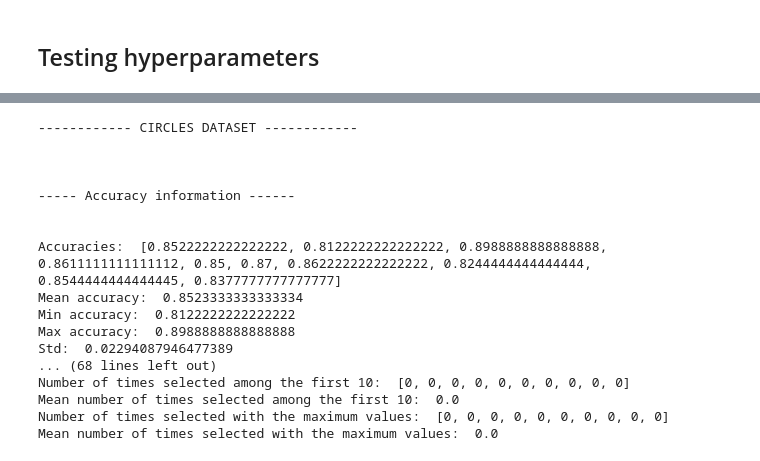
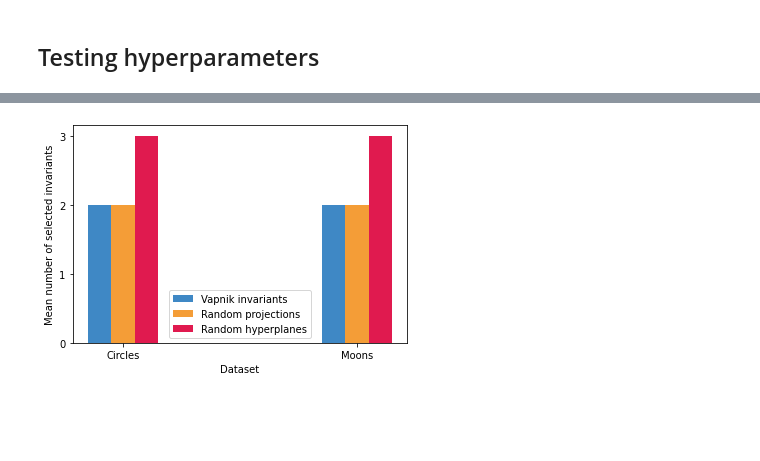
Before and after one commit to Vol0kin/LearningWithInvariants, a Jupyter notebook: experiments/Toy_Data_Experimentation.ipynb, the cells around one changed output, grey strips where cells are left out. Cells and saved outputs as stored; diff of their text form; code cells hidden in the pictures; blank space fills up the shorter version.

```diff
--- a/experiments/Toy_Data_Experimentation.ipynb
+++ b/experiments/Toy_Data_Experimentation.ipynb
@@ -111,9 +132,33 @@ Accuracy:  0.96
+# %%
+vapnik_results = [n_invariants_circles[InvariantTypes.VAPNIK], n_invariants_moons[InvariantTypes.VAPNIK]]
+proj_results = [n_invariants_circles[InvariantTypes.PROJECTION], n_invariants_moons[InvariantTypes.PROJECTION]]
+hyp_results = [n_invariants_circles[InvariantTypes.HYPERPLANE], n_invariants_moons[InvariantTypes.HYPERPLANE]]
+
+width = 0.1
+
+X = ["Circles", "Moons"]
+X_axis = np.arange(len(X))
+
+plt.bar(X_axis - width, vapnik_results, width=width, label="Vapnik invariants", color="#3f88c5")
+plt.bar(X_axis, proj_results, width=width, label="Random projections", color="#f49d37")
+plt.bar(X_axis + width, hyp_results, width=width, label="Random hyperplanes", color="#e01a4f")
+
+plt.xticks(X_axis, X)
+plt.yticks(np.arange(0, 4))
+
+plt.xlabel('Dataset')
+plt.ylabel('Mean number of selected invariants')
+plt.legend()
+
+
+plt.savefig("num_selected_invariants.png")
+plt.show()
+# %% [output]
+[figure, added]
 # %%
 from collections import Counter
 
-seeds = [42, 47, 194, 8923, 293, 7892, 9123, 923184, 83291, 193927]
-
-for dataset, title in zip(datasets, ["CIRCLES DATASET", "MOONS DATASET"]):
+def run_large_experiment(dataset, seeds, invariant_types, title=''):
     X, y = dataset
     X_train, X_test, y_train, y_test = train_test_split(
         X,
@@ -182,21 +227,5 @@ for dataset, title in zip(datasets, ["CIRCLES DATASET", "MOONS DATASET"]):
         print("Mean number of times selected among the first 10: ", np.round(np.mean(first_selected[type_key])))
         print("Number of times selected with the maximum values: ", max_selected[type_key])
         print("Mean number of times selected with the maximum values: ", np.round(np.mean(max_selected[type_key])))
+
+    return n_selected, first_selected, max_selected
-# %% [output]
------------- CIRCLES DATASET ------------
-
-
-
------ Accuracy information ------
-
-
-Accuracies:  [0.8522222222222222, 0.8122222222222222, 0.8988888888888888, 0.8611111111111112, 0.85, 0.87, 0.8622222222222222, 0.8244444444444444, 0.8544444444444445, 0.8377777777777777]
-Mean accuracy:  0.8523333333333334
-Min accuracy:  0.8122222222222222
-Max accuracy:  0.8988888888888888
-Std:  0.02294087946477389
-... (68 lines left out)
-Number of times selected among the first 10:  [0, 0, 0, 0, 0, 0, 0, 0, 0, 0]
-Mean number of times selected among the first 10:  0.0
-Number of times selected with the maximum values:  [0, 0, 0, 0, 0, 0, 0, 0, 0, 0]
-Mean number of times selected with the maximum values:  0.0
```
Also changed, not shown: parts of 8 cells of this notebook.
